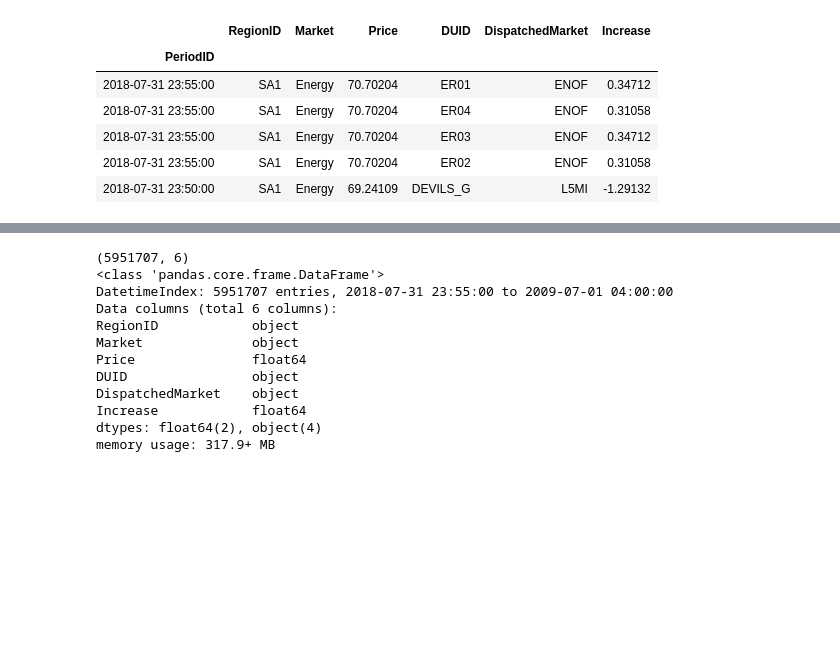
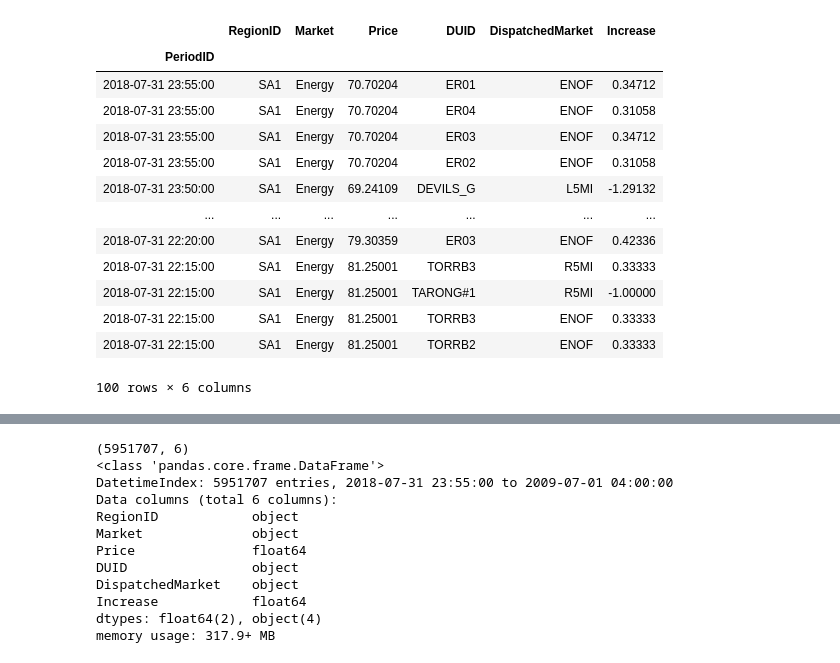
Before and after one commit to bkubsch/marginal-carbon, a Jupyter notebook: Untitled.ipynb, the cells around one changed output, grey strips where cells are left out. Drawn from its saved outputs; the diff is of its cells as text; code cells hidden in the pictures; blank space fills up the shorter version.

```diff
--- a/Untitled.ipynb
+++ b/Untitled.ipynb
@@ -10,12 +10,19 @@ from py_files.d_concat_DUID_marginal_fuelsource import *
 file_path = '{}/nem-data/nemde_clean/concat_for_energy_SA1.pkl'.format(os.environ['HOME'])
 df = mod_concat_NEMDE(file_path)
 # %%
-df.head()
+df.head(100)
 # %% [output]
 |  | RegionID | Market | Price | DUID | DispatchedMarket | Increase |
 | PeriodID |  |  |  |  |  |  |
 | 2018-07-31 23:55:00 | SA1 | Energy | 70.70204 | ER01 | ENOF | 0.34712 |
 | 2018-07-31 23:55:00 | SA1 | Energy | 70.70204 | ER04 | ENOF | 0.31058 |
 | 2018-07-31 23:55:00 | SA1 | Energy | 70.70204 | ER03 | ENOF | 0.34712 |
 | 2018-07-31 23:55:00 | SA1 | Energy | 70.70204 | ER02 | ENOF | 0.31058 |
 | 2018-07-31 23:50:00 | SA1 | Energy | 69.24109 | DEVILS_G | L5MI | -1.29132 |
+| ... | ... | ... | ... | ... | ... | ... |
+| 2018-07-31 22:20:00 | SA1 | Energy | 79.30359 | ER03 | ENOF | 0.42336 |
+| 2018-07-31 22:15:00 | SA1 | Energy | 81.25001 | TORRB3 | R5MI | 0.33333 |
+| 2018-07-31 22:15:00 | SA1 | Energy | 81.25001 | TARONG#1 | R5MI | -1.00000 |
+| 2018-07-31 22:15:00 | SA1 | Energy | 81.25001 | TORRB3 | ENOF | 0.33333 |
+| 2018-07-31 22:15:00 | SA1 | Energy | 81.25001 | TORRB2 | ENOF | 0.33333 |
+100 rows × 6 columns
```
Also changed, not shown: parts of 47 cells of this notebook, 1 other file.
